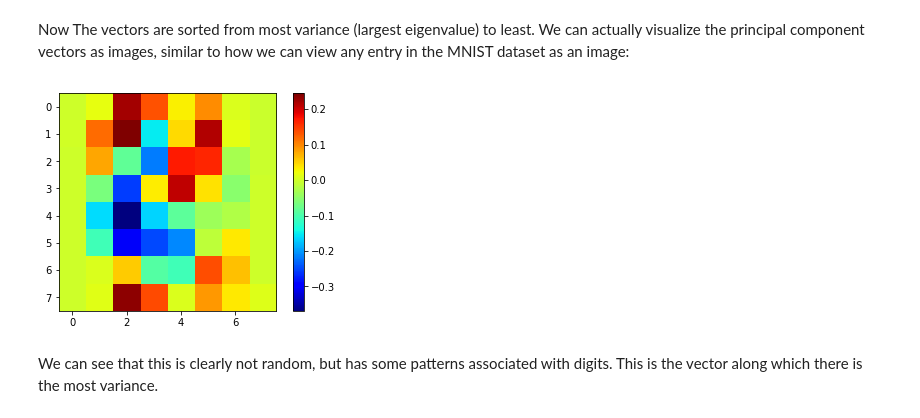
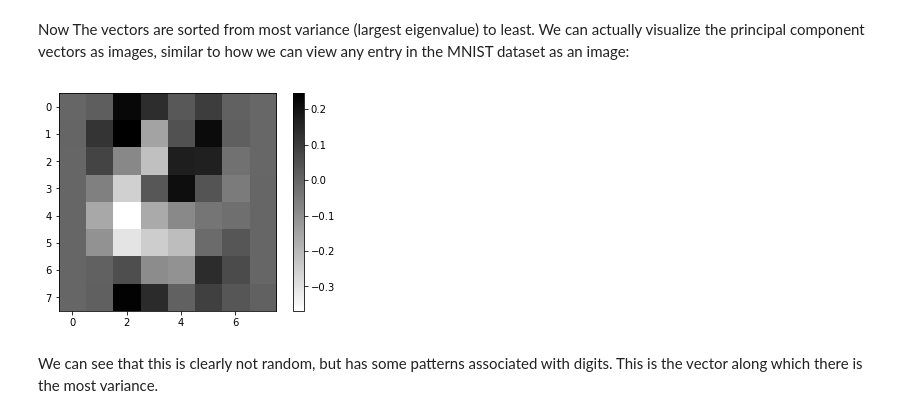
Before and after one commit to medford-group/data_analytics_ChE, a Jupyter notebook: 5-exploratory_data_analysis/lecture-dimensionality_reduction.ipynb, the cells around one changed output. Cells and saved outputs as stored; diff of their text form; code cells hidden in the pictures.

```diff
--- a/5-exploratory_data_analysis/lecture-dimensionality_reduction.ipynb
+++ b/5-exploratory_data_analysis/lecture-dimensionality_reduction.ipynb
@@ -115,14 +113,14 @@ Now The vectors are sorted from most variance (largest eigenvalue) to least. We
 # %%
 def show_image(digit_data, n, ax=None):
     if ax is None:
         fig, ax = plt.subplots()
     img = digit_data[n].reshape(8,8)
     colormap = ax.imshow(img,cmap='binary')
-    fig.colorbar(colormap, ax=ax)
+    ax.get_figure().colorbar(colormap, ax=ax)
 
 show_image(eig_vecs, 0)
 # %% [output]
-[figure, old version]
+[figure, new version]
 # %% [markdown]
 We can see that this is clearly not random, but has some patterns associated with digits. This is the vector along which there is the most variance.
 # %% [markdown]
```
Also changed, not shown: parts of 14 cells of this notebook, 1 other file.
